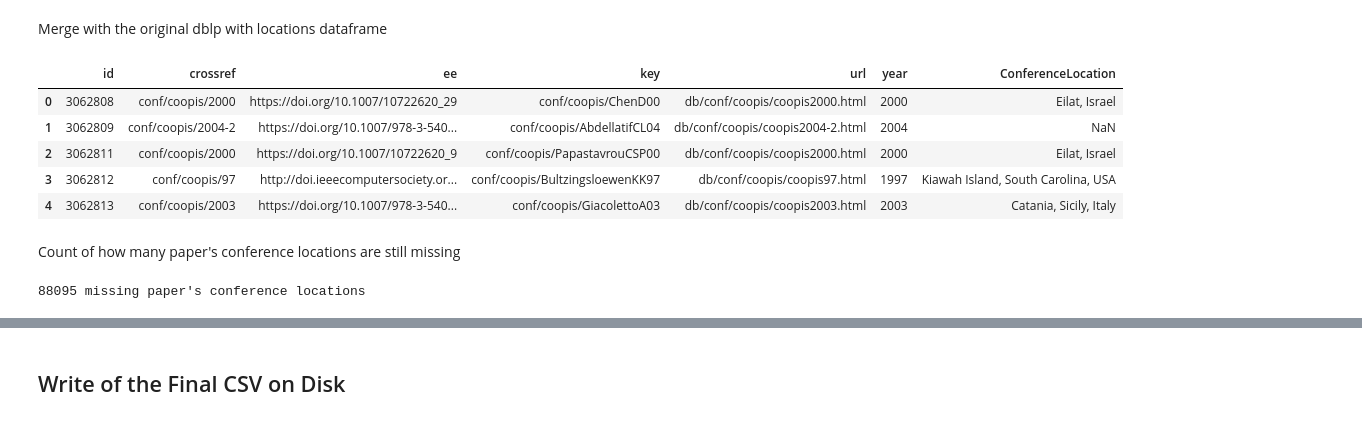
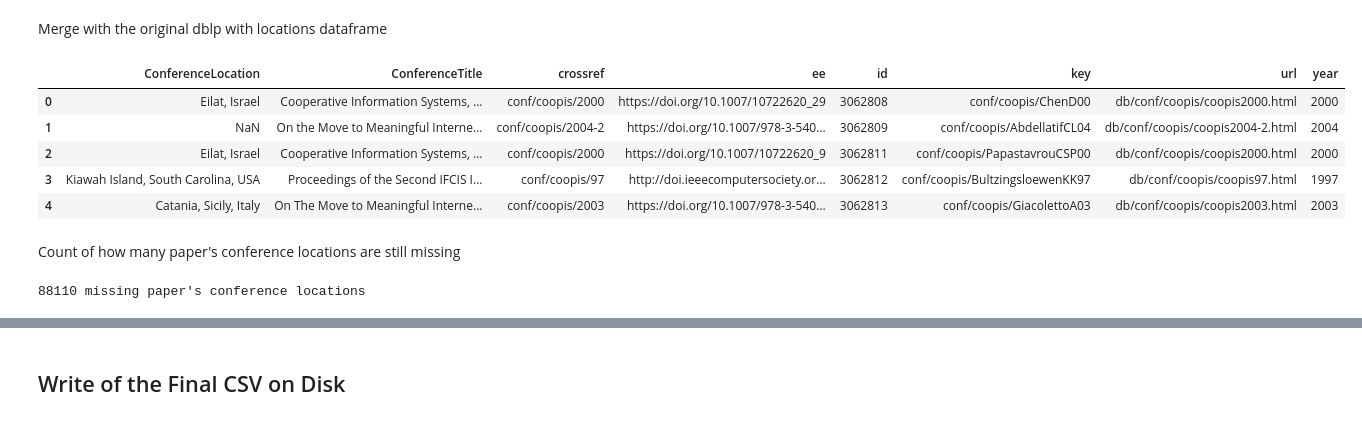
Before and after one commit to MarcoTerzulli/conftur_terzulli, a Jupyter notebook: 2 - Conference Location Fix/1 - dblp_add_locations_from_raw_dblp_dump.ipynb, the cells around one changed output, grey strips where cells are left out. Cells and saved outputs as stored; diff of their text form; code cells hidden in the pictures.

Commit message:
Continuo inversione pipeline per il fix delle location

```diff
--- a/2 - Conference Location Fix/1 - dblp_add_locations_from_raw_dblp_dump.ipynb
+++ b/2 - Conference Location Fix/1 - dblp_add_locations_from_raw_dblp_dump.ipynb
@@ -135,5 +154,5 @@ print(f"{n_missing} missing paper's conference locations")
 # %% [markdown]
 Here the rest of the useless columns are going to be removed from the dataframe.
 # %%
-df_dblp_proceedings = df_dblp_proceedings.drop(columns=['id', 'key', 'series', 'series-href', 'title', 'ee'])
+df_dblp_proceedings = df_dblp_proceedings.drop(columns=['id', 'key', 'series', 'series-href', 'ee', 'index'])
 df_dblp_proceedings.loc[0:3]
@@ -142,4 +164,0 @@ Filtering the Proceedings without the location:
-# %%
-df_dblp_proceedings = df_dblp_proceedings.dropna(subset = ['ConferenceLocation'])
-df_dblp_proceedings = df_dblp_proceedings.drop(columns=['index'])
-df_dblp_proceedings
@@ -145,0 +167,3 @@ df_dblp_proceedings
+# %%
+df_dblp_proceedings.rename(columns={'title': 'ConferenceTitle'}, inplace=True)
+df_dblp_proceedings.loc[0:3]
@@ -148,24 +178,27 @@ Merge with the original dblp with locations dataframe
 # %%
 # Merge with the location dataframe
 df_dblp = pd.merge(df_dblp, df_dblp_proceedings, on=['url'], how='left')
 
 # Combine the two columns
 df_dblp['ConferenceLocation_x'] = df_dblp['ConferenceLocation_x'].fillna(df_dblp['ConferenceLocation_y'])
 df_dblp.rename(columns = {'ConferenceLocation_x':'ConferenceLocation'}, inplace=True)
 df_dblp = df_dblp.drop(columns=['ConferenceLocation_y'])
 
+# Column sort
+df_dblp = df_dblp.reindex(sorted(df_dblp.columns), axis=1)
+
 df_dblp.iloc[:5]
 # %% [output]
-|  | id | crossref | ee | key | url | year | ConferenceLocation |
-| 0 | 3062808 | conf/coopis/2000 | https://doi.org/10.1007/10722620_29 | conf/coopis/ChenD00 | db/conf/coopis/coopis2000.html | 2000 | Eilat, Israel |
-| 1 | 3062809 | conf/coopis/2004-2 | https://doi.org/10.1007/978-3-540... | conf/coopis/AbdellatifCL04 | db/conf/coopis/coopis2004-2.html | 2004 | NaN |
-| 2 | 3062811 | conf/coopis/2000 | https://doi.org/10.1007/10722620_9 | conf/coopis/PapastavrouCSP00 | db/conf/coopis/coopis2000.html | 2000 | Eilat, Israel |
-| 3 | 3062812 | conf/coopis/97 | http://doi.ieeecomputersociety.or... | conf/coopis/BultzingsloewenKK97 | db/conf/coopis/coopis97.html | 1997 | Kiawah Island, South Carolina, USA |
-| 4 | 3062813 | conf/coopis/2003 | https://doi.org/10.1007/978-3-540... | conf/coopis/GiacolettoA03 | db/conf/coopis/coopis2003.html | 2003 | Catania, Sicily, Italy |
+|  | ConferenceLocation | ConferenceTitle | crossref | ee | id | key | url | year |
+| 0 | Eilat, Israel | Cooperative Information Systems, ... | conf/coopis/2000 | https://doi.org/10.1007/10722620_29 | 3062808 | conf/coopis/ChenD00 | db/conf/coopis/coopis2000.html | 2000 |
+| 1 | NaN | On the Move to Meaningful Interne... | conf/coopis/2004-2 | https://doi.org/10.1007/978-3-540... | 3062809 | conf/coopis/AbdellatifCL04 | db/conf/coopis/coopis2004-2.html | 2004 |
+| 2 | Eilat, Israel | Cooperative Information Systems, ... | conf/coopis/2000 | https://doi.org/10.1007/10722620_9 | 3062811 | conf/coopis/PapastavrouCSP00 | db/conf/coopis/coopis2000.html | 2000 |
+| 3 | Kiawah Island, South Carolina, USA | Proceedings of the Second IFCIS I... | conf/coopis/97 | http://doi.ieeecomputersociety.or... | 3062812 | conf/coopis/BultzingsloewenKK97 | db/conf/coopis/coopis97.html | 1997 |
+| 4 | Catania, Sicily, Italy | On The Move to Meaningful Interne... | conf/coopis/2003 | https://doi.org/10.1007/978-3-540... | 3062813 | conf/coopis/GiacolettoA03 | db/conf/coopis/coopis2003.html | 2003 |
 # %% [markdown]
 Count of how many paper's conference locations are still missing
 # %%
 n_missing = len(df_dblp.index) - len(df_dblp.dropna(subset = ['ConferenceLocation']).index)
 print(f"{n_missing} missing paper's conference locations")
 # %% [output]
-88095 missing paper's conference locations
+88110 missing paper's conference locations
```
Also changed, not shown: parts of 14 cells of this notebook, 1 other file.
